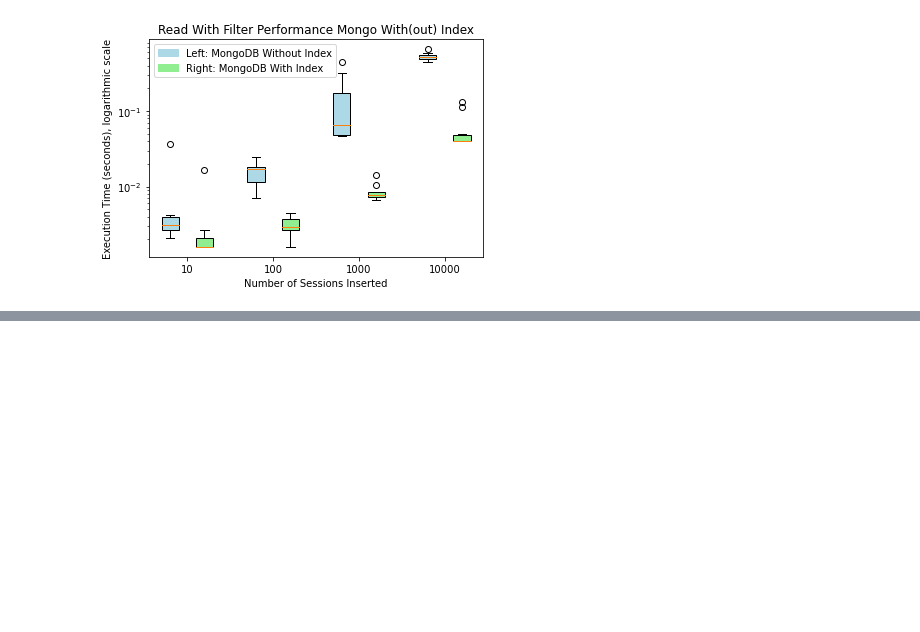
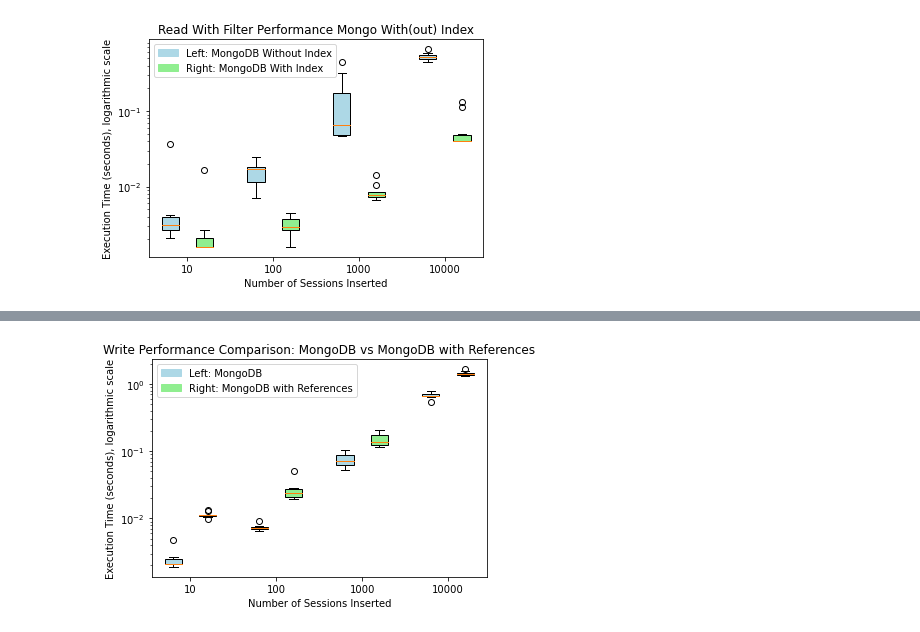
Before and after one commit to FelixKStudent/DBI-Project-Poker, a Jupyter notebook: DB/PerformanceComparison.ipynb, the cells around one changed output, grey strips where cells are left out. Saved outputs shown, nothing was run; the diff lists cells and outputs as text; code cells hidden in the pictures; blank space fills up the shorter version.

Commit message:
References

```diff
--- a/DB/PerformanceComparison.ipynb
+++ b/DB/PerformanceComparison.ipynb
@@ -219,3 +217,93 @@ legend_patches = [plt.Rectangle((0, 0), 1, 1, color=color) for color in legend_c
 ax.legend(legend_patches, legend_labels)
 
 plt.show()
+# %%
+# Reference tests
+# run the first cell of the notebook shortly before running this
+from MongoUtilsRef import *
+
+def run_tests(database, faker, num_tests, test_function_mongo, test_function_reference, insertData):
+    total_times = []
+
+    for _ in range(num_tests):
+        start_time = 0
+
+        if database == 'mongo':
+            mongoFaker = MongoUtils(faker)
+            mongoFaker.clean_database()
+            if insertData:
+                mongoFaker.insert_documents()
+            start_time = time.time()
+            test_function_mongo(mongoFaker)
+        elif database == 'reference':
+            mongoFaker = MongoUtilsRef(faker)
+            mongoFaker.clean_database()
+            if insertData:
+                mongoFaker.insert_documents()
+            start_time = time.time()
+            test_function_reference(mongoFaker)
+        else:
+            raise ValueError("Invalid database type")
+        elapsed_time = time.time() - start_time
+        total_times.append(elapsed_time)
+
+    return total_times
+
+def plot_results(mongo_results, postgres_results, title):
+    fig, ax = plt.subplots()
+    ax.boxplot(mongo_results, positions=np.arange(len(num_sessions_list))*2-0.4, widths=0.4, patch_artist=True, boxprops=dict(facecolor='lightblue'))
+    ax.boxplot(postgres_results, positions=np.arange(len(num_sessions_list))*2+0.4, widths=0.4, patch_artist=True, boxprops=dict(facecolor='lightgreen'))
+
+    ax.set_xticks(np.arange(len(num_sessions_list))*2)
+    ax.set_xticklabels([str(num) for num in num_sessions_list])
+    ax.set_xlabel('Number of Sessions Inserted')
+    ax.set_ylabel('Execution Time (seconds), logarithmic scale')
+    ax.set_title(title)
+    plt.yscale('log')
+
+    # Add legend
+    legend_labels = ['Left: MongoDB', 'Right: MongoDB with References']
+    legend_colors = ['lightblue', 'lightgreen']
+    legend_patches = [plt.Rectangle((0, 0), 1, 1, color=color) for color in legend_colors]
+    ax.legend(legend_patches, legend_labels)
+
+    plt.show()
+
+def write_test_reference(mongoFakerRef):
+    mongoFakerRef.insert_documents()
+
+def read_all_reference(mongoFakerRef):
+    mongoFakerRef.find_all()
+
+def read_with_filter_reference(mongoFakerRef):
+    mongoFakerRef.find_by_session_length(1)
+
+tests = [(write_test_mongo, write_test_reference, "Write Performance Comparison: MongoDB vs MongoDB with References", False),
+         (read_all_mongo, read_all_reference, "Read All Performance Comparison: MongoDB vs MongoDB with References", True),
+         (read_with_filter_test_mongo, read_with_filter_reference, 'Read With Filter Performance Comparison: MongoDB vs MongoDB with References', True),
+         #(read_with_filter_projection_mongo, read_with_filter_projection_postgres, "Read With Filter & Projection Performance Comparison: MongoDB vs PostgreSQL", True),
+         #(read_with_filter_projection_sort_mongo, read_with_filter_projection_sort_postgres, "Read With Filter, Projection & Sort Performance Comparison: MongoDB vs PostgreSQL", True),
+         #(update_all_mongo, update_all_postgres, "Update All Performance Comparison: MongoDB vs PostgreSQL", True),
+         #(update_where_mongo, update_where_postgres, "Update with Filter Performance Comparison: MongoDB vs PostgreSQL", True),
+         #(delete_all_mongo, delete_all_postgres, "Delete All Performance Comparison: MongoDB vs PostgreSQL", True)
+        ]
+
+num_sessions_list = [10, 100, 1000, 10000]
+num_tests = 10
+
+for test in tests:
+    print("Running test: " + test[2])
+    mongo_results = []
+    reference_results = []
+    for num_sessions in num_sessions_list:
+        print("Running for " + str(num_sessions))
+        faker = DataFaker(5, 10, num_sessions, 100, 2, 5, 10)
+
+        times_mongo = run_tests('mongo', faker, num_tests, test[0], test[1], test[3])
+        mongo_results.append(times_mongo)
+        times_reference = run_tests('reference', faker, num_tests, test[0], test[1], test[3])
+        reference_results.append(times_reference)
+
+    # Plot results
+    plot_results(mongo_results, reference_results, test[2])
+# %% [output]
@@ -221,0 +315 @@ plt.show()
+[figure, added]
```
Also changed, not shown: parts of 2 cells of this notebook, 4 other files.
